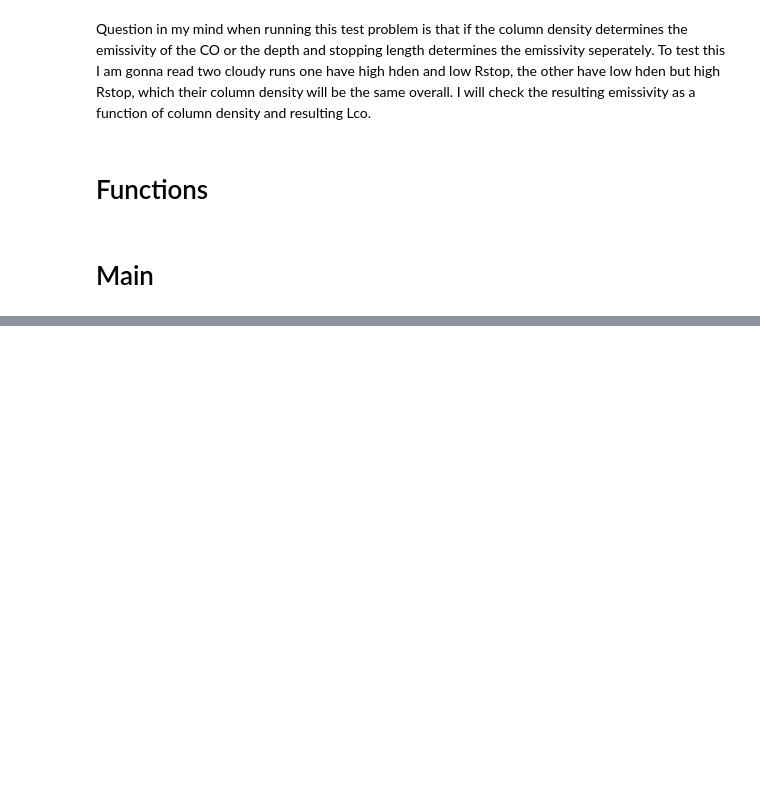
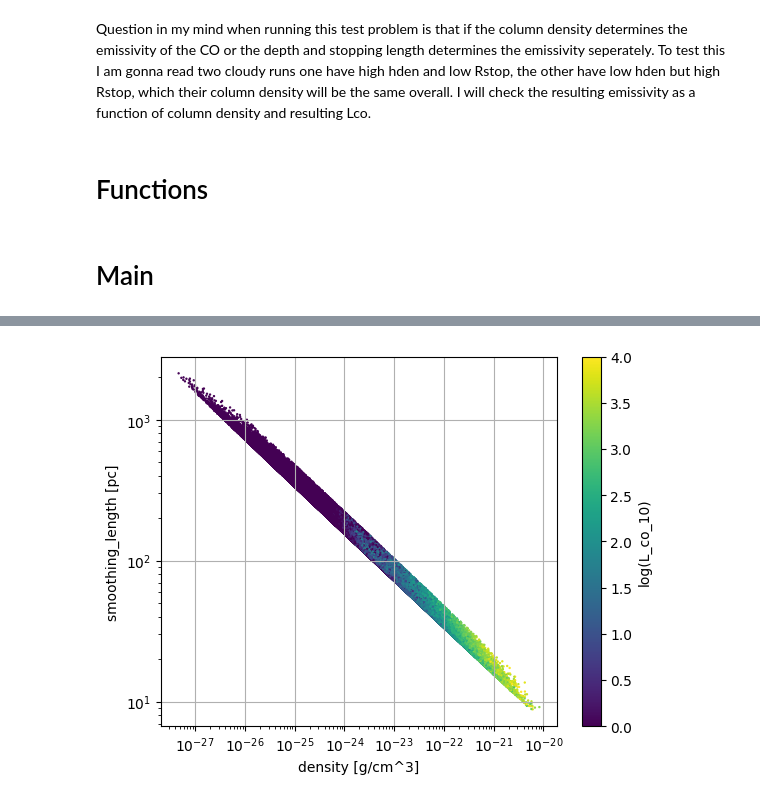
Before and after one commit to dtolgay/niagara_analyze_hden_metallicity_turbulence_isrf_radius, a Jupyter notebook: cloudy/columnDensity_or_depth_and_hden_determines_emissivity.ipynb, the cells around one changed output, grey strips where cells are left out. Cells and saved outputs as stored; diff of their text form; code cells hidden in the pictures; blank space fills up the shorter version.

```diff
--- a/cloudy/columnDensity_or_depth_and_hden_determines_emissivity.ipynb
+++ b/cloudy/columnDensity_or_depth_and_hden_determines_emissivity.ipynb
@@ -211,0 +227,23 @@ train_data_df = pd.concat([train_data_df_2, train_data_df_1])
+# %%
+
+colorbar = np.log10(gas_data_filtered['L_co_10'])
+plt.scatter(
+    gas_data_filtered['density'],
+    gas_data_filtered['smoothing_length'],
+    c=colorbar,
+    cmap='viridis',
+    vmin = 0,
+    vmax = 4,
+    s=0.5,
+)
+plt.colorbar(label='log(L_co_10)')
+plt.xscale("log")
+plt.yscale("log")
+plt.xlabel("density [g/cm^3]")
+plt.ylabel("smoothing_length [pc]")
+plt.grid(True)
+
+
+plt.show()
+# %% [output]
+[figure, added]
```
Also changed, not shown: parts of 14 cells of this notebook, 15 other files.
